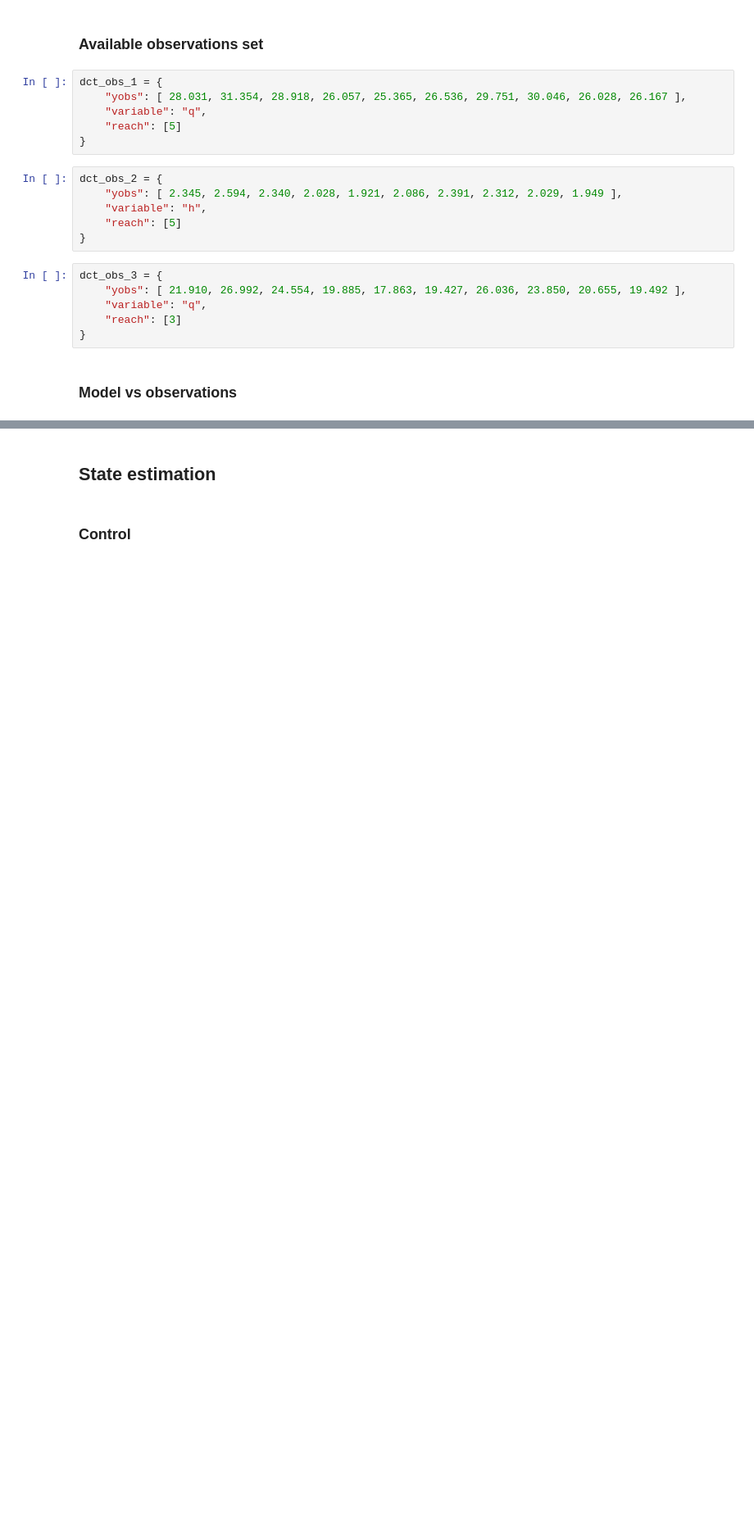
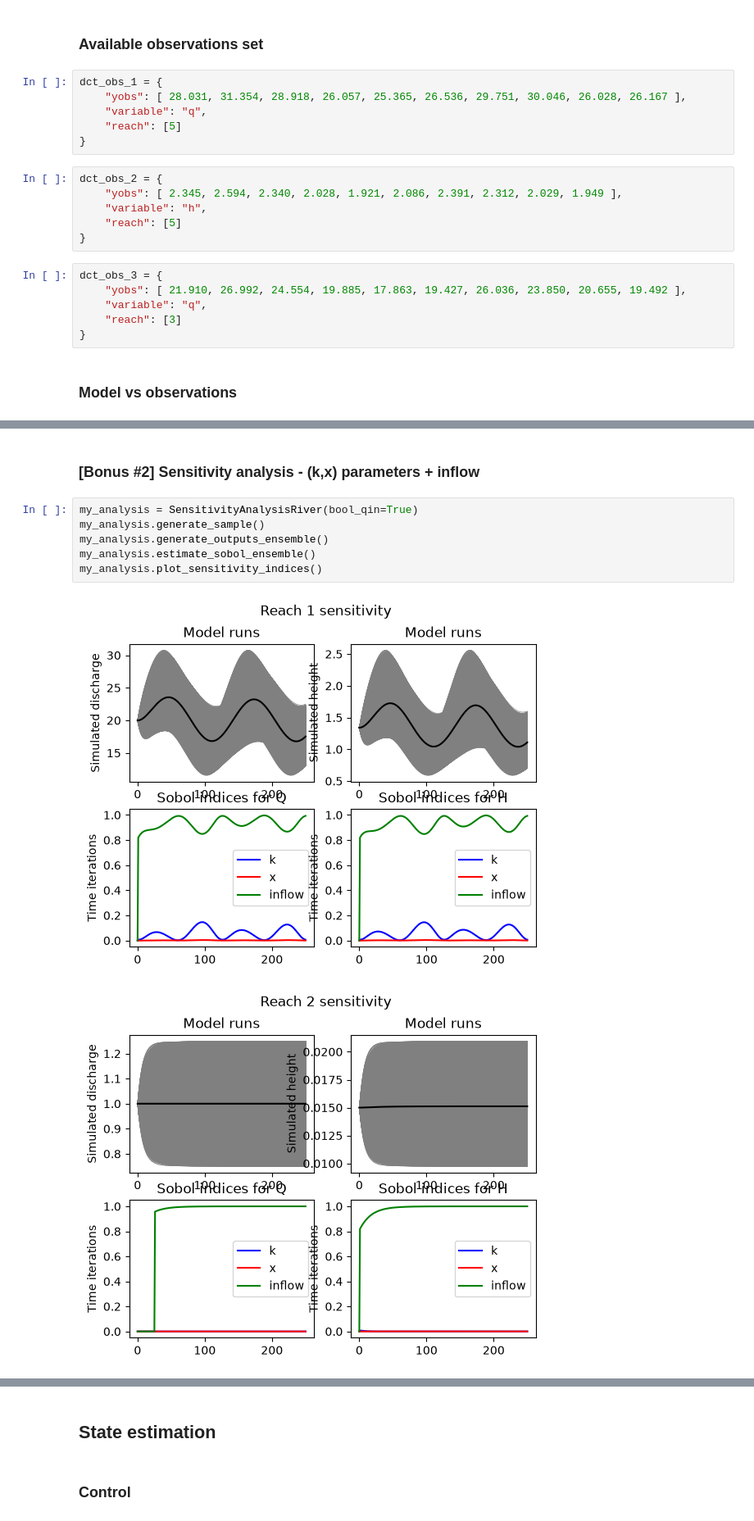
Before and after one commit to ch-m-emery/VSEO-6-Training-Sessions-Data-Assimilation, a Jupyter notebook: introduction_to_data_assimilation.ipynb, the cells around one changed output, grey strips where cells are left out. Shown at 82% size. Saved outputs shown, nothing was run; the diff lists cells and outputs as text; blank space fills up the shorter version.

```diff
--- a/introduction_to_data_assimilation.ipynb
+++ b/introduction_to_data_assimilation.ipynb
@@ -61,0 +91,11 @@ my_analysis.plot_sensitivity_indices()
+# %% [markdown]
+### [Bonus #2] Sensitivity analysis - (k,x) parameters + inflow
+# %%
+my_analysis = SensitivityAnalysisRiver(bool_qin=True)
+my_analysis.generate_sample()
+my_analysis.generate_outputs_ensemble()
+my_analysis.estimate_sobol_ensemble()
+my_analysis.plot_sensitivity_indices()
+# %% [output]
+[figure, added]
+[figure, added]
```
Also changed, not shown: parts of 16 cells of this notebook.
